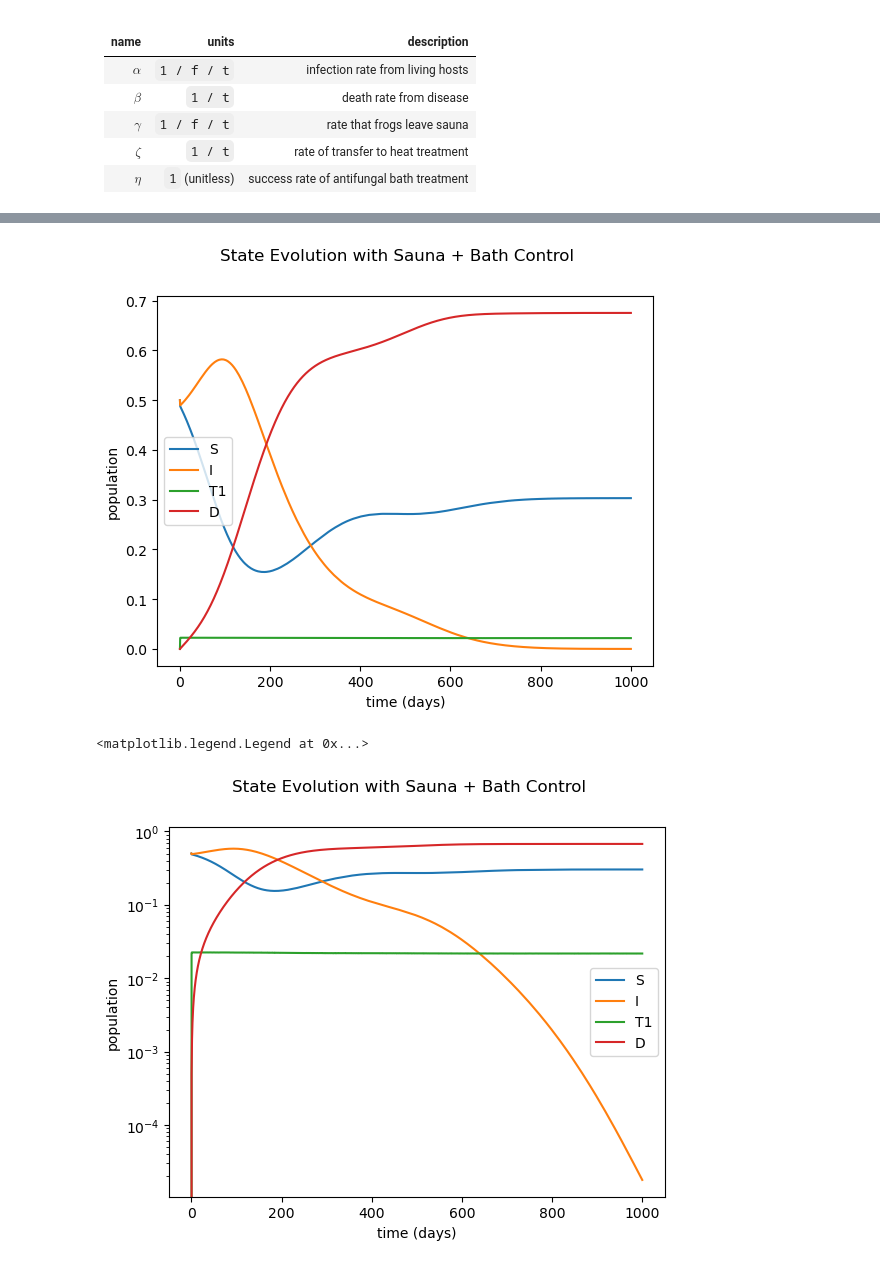
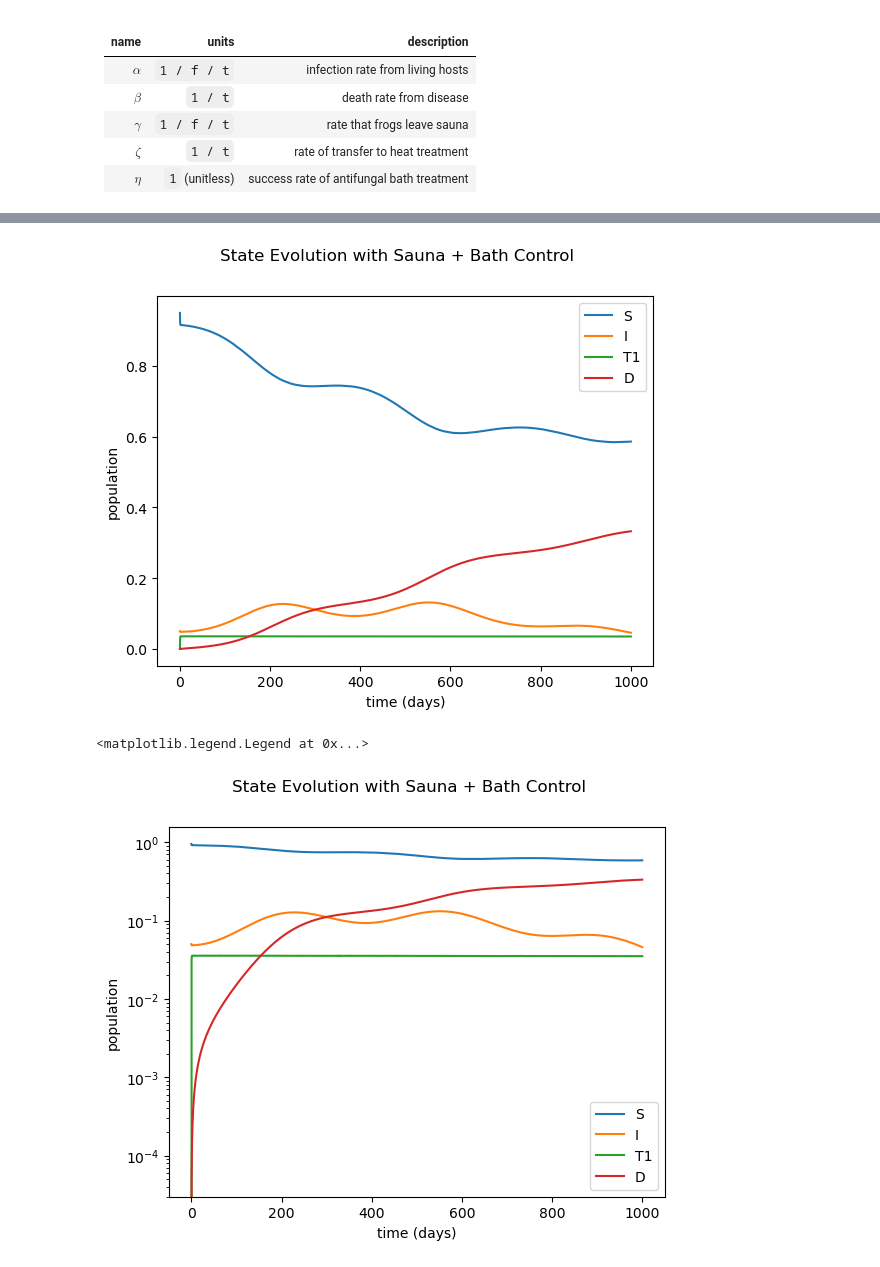
Before and after one commit to ACME-Vol4-Project1/save-axolotls-control, a Jupyter notebook: test_model.ipynb, the cells around one changed output, grey strips where cells are left out. Cells and saved outputs as stored; diff of their text form; code cells hidden in the pictures.

```diff
--- a/test_model.ipynb
+++ b/test_model.ipynb
@@ -249,16 +249,16 @@ plt.legend()
 tsteps = 2000
 
 # params
-y_init = np.array([4000, 4000, 0, 0]) # 4k for y_init susceptible and infected
+y_init = np.array([475, 25, 0, 0]) # 500 total 25 initially infected
 gamma, zeta = 0.1, 0.15 # central time average parameter estimates
 K, eta, xi = lambda u1: 365 * u1 / 2, lambda u2: 1, lambda u2, I: u2 / (I + 50) / 100 # control functions
-control1 = 1, 100 # we have some frog bathers
+control1 = .1, 10 # we have some frog bathers
 control2 = K, eta, xi # other parameters
 
 # season starts in summer
 theta = lambda t: 2 * np.pi * t / 365
-alpha = lambda theta: 0.0000025 * (1 + 0.5 * np.cos(theta + 1.25 * np.pi)) # seasonal alpha
-beta = lambda theta: ((0.002 + 0.006) + (0.006 - 0.002) * np.cos(theta + np.pi))/2 # seasonal beta
+alpha = lambda theta: 0.000025 * (1 + 0.5 * np.cos(theta + 1.25 * np.pi)) # seasonal alpha
+beta = lambda theta: ((0.002 + 0.005) + (0.005 - 0.002) * np.cos(theta + np.pi))/2 # seasonal beta
 
 # solve for tf days
 t0, tf = 0, 1000
@@ -315,5 +315,5 @@ plt.legend()
      njev: 0
       nlu: 0
-[figure, old version]
+[figure, new version]
 <matplotlib.legend.Legend at 0x...>
-[figure, old version]
+[figure, new version]
```
Also changed, not shown: parts of 4 cells of this notebook.
